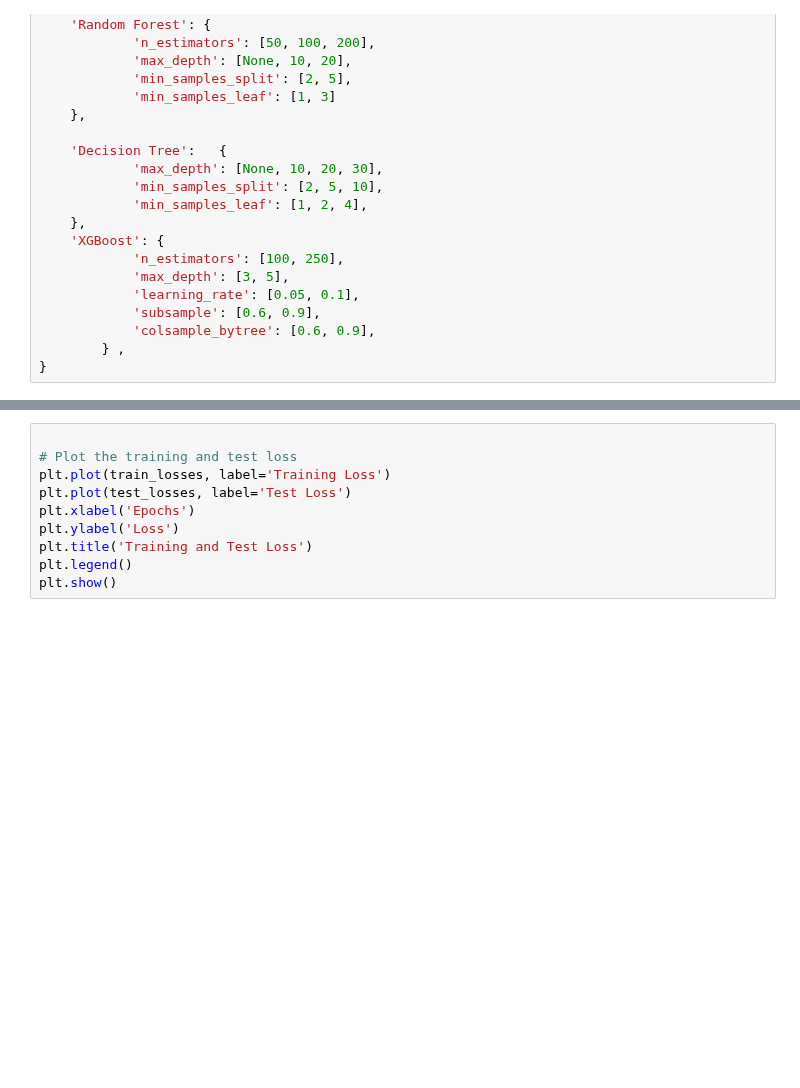
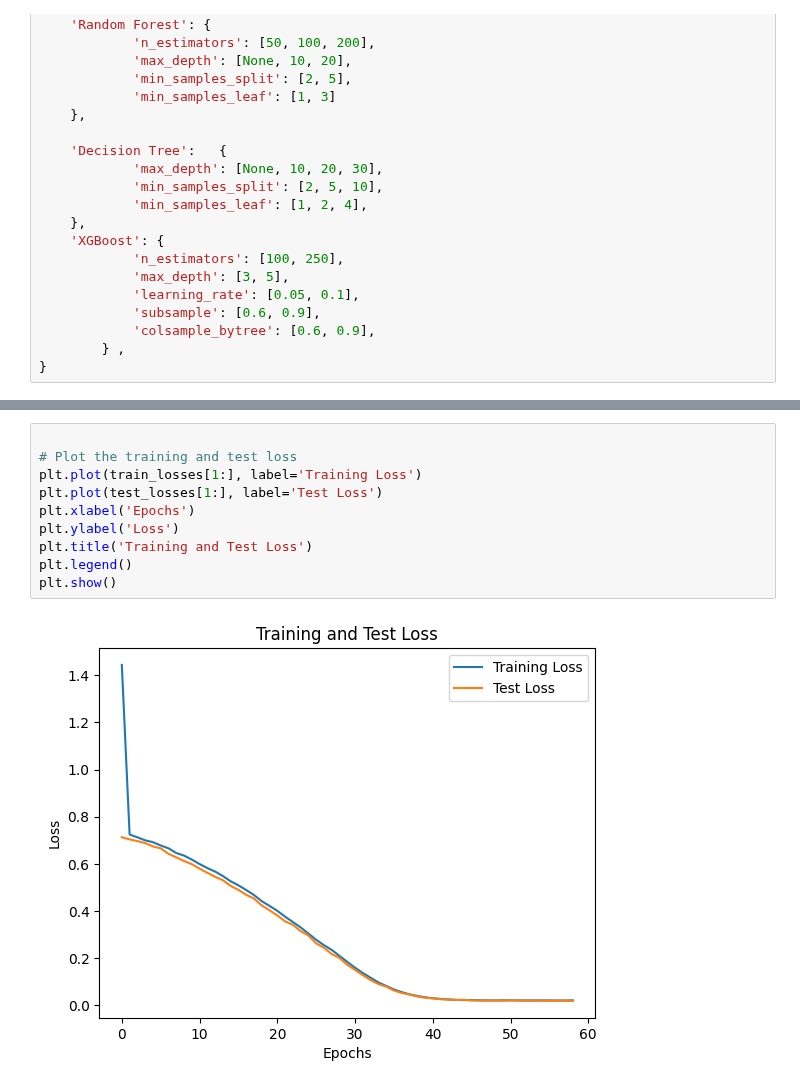
Before and after one commit to matildao-pane/xtream-ai-assignment-engineer, a Jupyter notebook: challenge_1/Training.ipynb, the cells around one changed output, grey strips where cells are left out. Drawn from its saved outputs; the diff is of its cells as text; blank space fills up the shorter version.

```diff
--- a/challenge_1/Training.ipynb
+++ b/challenge_1/Training.ipynb
@@ -429,10 +450,12 @@ plt.title('Actual vs Predicted Price (Neural Network - PyTorch)')
 # %%
 
 # Plot the training and test loss
-plt.plot(train_losses, label='Training Loss')
-plt.plot(test_losses, label='Test Loss')
+plt.plot(train_losses[1:], label='Training Loss')
+plt.plot(test_losses[1:], label='Test Loss')
 plt.xlabel('Epochs')
 plt.ylabel('Loss')
 plt.title('Training and Test Loss')
 plt.legend()
 plt.show()
+# %% [output]
+[figure, added]
```
Also changed, not shown: parts of 3 cells of this notebook.
